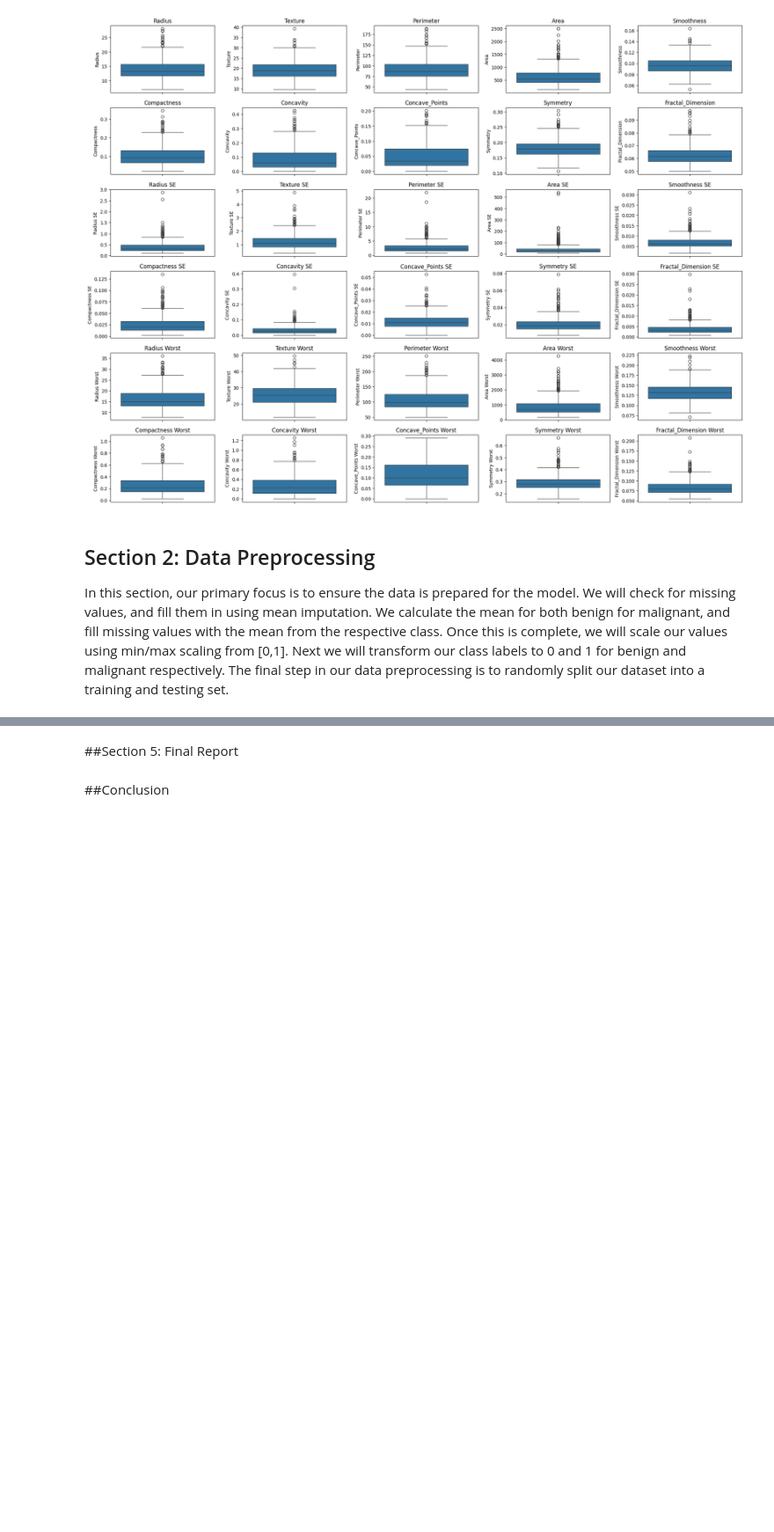
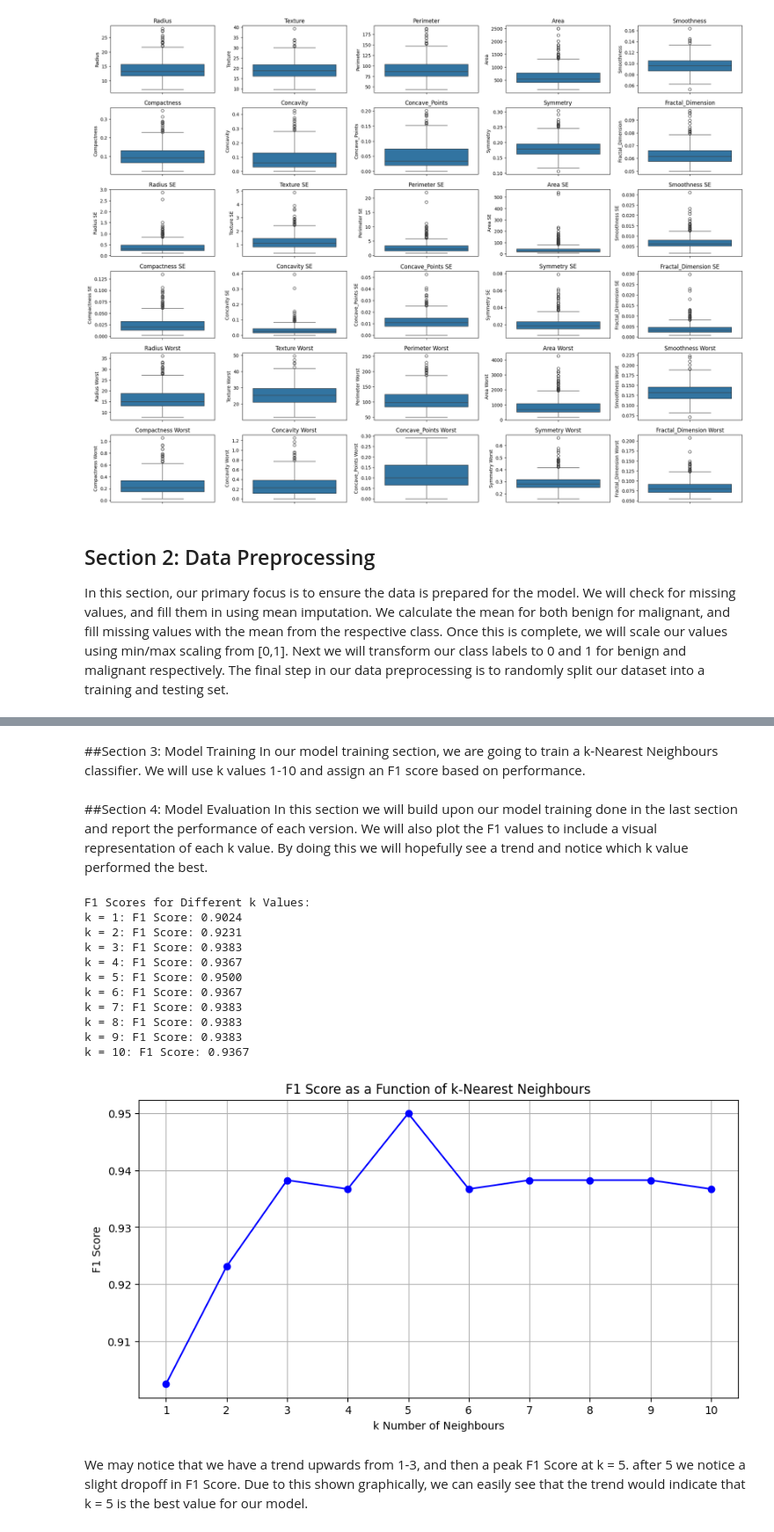
Before and after one commit to matthewlai12/ECE-Lab, a Jupyter notebook: ECE449Lab1.ipynb, the cells around one changed output, grey strips where cells are left out. Shown: that part at 88% size. Drawn from its saved outputs; the diff is of its cells as text; code cells hidden in the pictures; blank space fills up the shorter version.

```diff
--- a/ECE449Lab1.ipynb
+++ b/ECE449Lab1.ipynb
@@ -174,4 +127,59 @@ k = 10, F1 Score = 0.9367
-# %% [markdown]
-##Section 5: Final Report
-# %% [markdown]
-##Conclusion
+# %% [markdown]
+##Section 3: Model Training
+In our model training section, we are going to train a k-Nearest Neighbours classifier. We will use k values 1-10 and assign an F1 score based on performance.
+# %%
+from sklearn.neighbors import KNeighborsClassifier
+from sklearn.metrics import f1_score
+
+# MODEL TRAINING
+# Initialize an F1 score array to store results
+F1Scores = []
+
+# Guided by the textbook we are able to follow a similar procedure
+for k in range(1, 11):
+    KNearestNeighbours = KNeighborsClassifier(n_neighbors=k)
+    KNearestNeighbours.fit(X_train, y_train)
+    y_pred = KNearestNeighbours.predict(X_test)
+
+    # Differing from the textbook we will calculate and store the F1 Score
+    F1Value = f1_score(y_test, y_pred)
+    F1Scores.append((k, F1Value))
+# %% [markdown]
+##Section 4: Model Evaluation
+In this section we will build upon our model training done in the last section and report the performance of each version. We will also plot the F1 values to include a visual representation of each k value. By doing this we will hopefully see a trend and notice which k value performed the best.
+# %%
+# MODEL EVALUATION
+
+print("F1 Scores for Different k Values:")
+for k, F1Value in F1Scores:
+    print(f"k = {k}: F1 Score: {F1Value:.4f}")
+print("")
+print("")
+
+# We take down the k and F1 values and plot them
+k_values = [k for k, _ in F1Scores]
+f1_values = [f1 for _, f1 in F1Scores]
+
+plt.figure(figsize=(10, 5))
+plt.plot(k_values, f1_values, marker='o', linestyle='-', color='b')
+plt.title('F1 Score as a Function of k-Nearest Neighbours')
+plt.xlabel('k Number of Neighbours')
+plt.ylabel('F1 Score')
+plt.xticks(k_values)
+plt.grid(True)
+plt.show()
+# %% [output]
+F1 Scores for Different k Values:
+k = 1: F1 Score: 0.9024
+k = 2: F1 Score: 0.9231
+k = 3: F1 Score: 0.9383
+k = 4: F1 Score: 0.9367
+k = 5: F1 Score: 0.9500
+k = 6: F1 Score: 0.9367
+k = 7: F1 Score: 0.9383
+k = 8: F1 Score: 0.9383
+k = 9: F1 Score: 0.9383
+k = 10: F1 Score: 0.9367
+[figure, added]
+# %% [markdown]
+We may notice that we have a trend upwards from 1-3, and then a peak F1 Score at k = 5. after 5 we notice a slight dropoff in F1 Score. Due to this shown graphically, we can easily see that the trend would indicate that k = 5 is the best value for our model.
```
Also changed, not shown: parts of 7 cells of this notebook.
